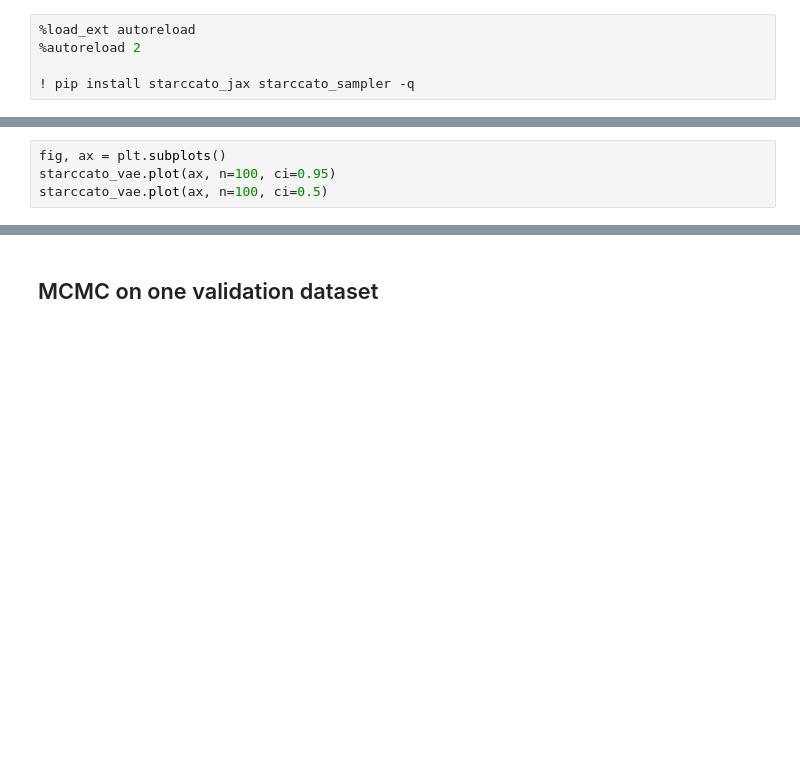
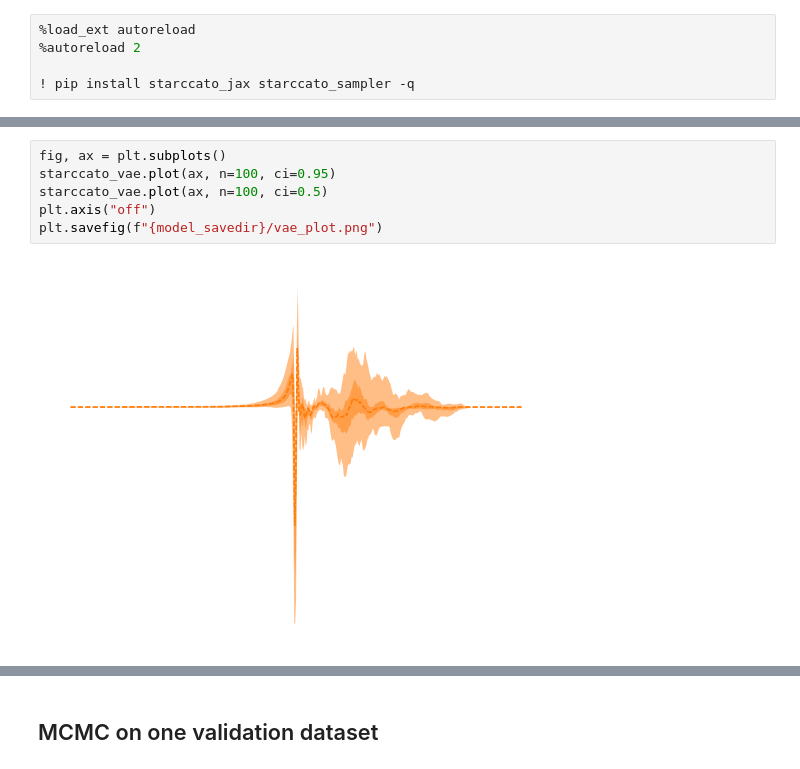
Before and after one commit to starccato/starccato_jax, a Jupyter notebook: docs/example.ipynb, the cells around one changed output, grey strips where cells are left out. Saved outputs shown, nothing was run; the diff lists cells and outputs as text; blank space fills up the shorter version.

```diff
--- a/docs/example.ipynb
+++ b/docs/example.ipynb
@@ -109,4 +89,8 @@ for i in range(n):
 # %%
 fig, ax = plt.subplots()
 starccato_vae.plot(ax, n=100, ci=0.95)
 starccato_vae.plot(ax, n=100, ci=0.5)
+plt.axis("off")
+plt.savefig(f"{model_savedir}/vae_plot.png")
+# %% [output]
+[figure, added]
```
Also changed, not shown: parts of 10 cells of this notebook, 3 other files.
